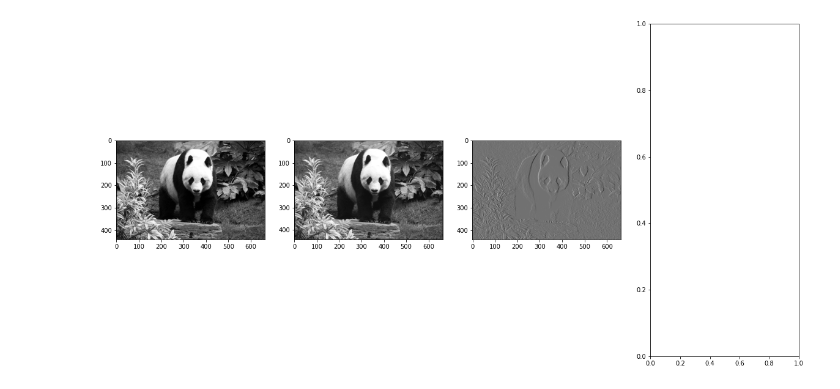
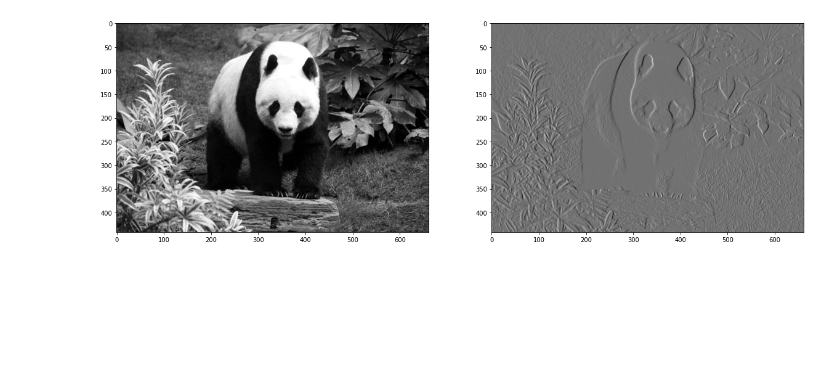
Before and after one commit to bc-jmoork/computer_vision, a Jupyter notebook: src/convolution.ipynb, the cells around one changed output. Drawn from its saved outputs; the diff is of its cells as text; code cells hidden in the pictures; blank space fills up the shorter version.

```diff
--- a/src/convolution.ipynb
+++ b/src/convolution.ipynb
@@ -1,21 +1,27 @@
 # %%
 import numpy as np
 import matplotlib.pyplot as plt
 import cv2
+from utils import convolution
 
 
 if __name__ == "__main__":
     image = cv2.imread('../images/panda.png')
     image = cv2.cvtColor(image, cv2.COLOR_RGB2GRAY)
     kernel = np.array([[-1, 0, +1],
                       [-2, 0, +2],
                       [-1, 0, +1]])
 
-    image_padded, conv_image = convolution(image, kernel)
+    conv_image = convolution(image, kernel)
 
-    f, (ax0,ax1,ax2,ax3) = plt.subplots(1, 4, figsize=(20,10))
+    ver_kernel = np.array([[-1, -2, -1],
+                           [0, 0, 0],
+                           [+1, +2, +1]])
+
+    ver_conv_image = convolution(image, ver_kernel)
+
+    f, (ax0,ax1) = plt.subplots(1, 2, figsize=(20,10))
     ax0.imshow(image, cmap='gray')
-    ax1.imshow(image_padded, cmap='gray')
-    ax2.imshow(conv_image, cmap='gray')
+    ax1.imshow(conv_image, cmap='gray')
 # %% [output]
-[figure, old version]
+[figure, new version]
```
Also changed, not shown: 1 other file.
